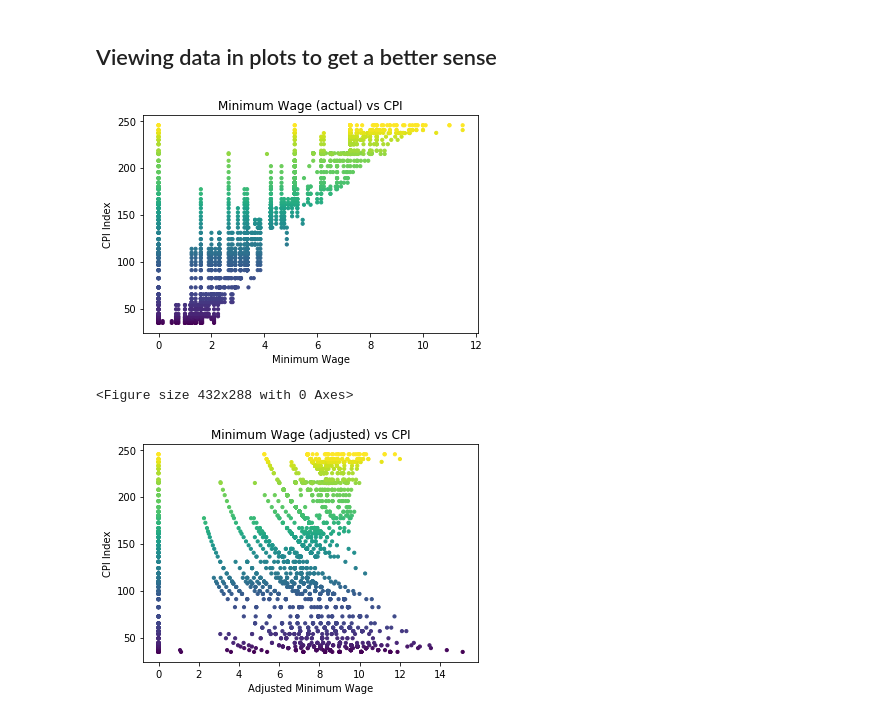
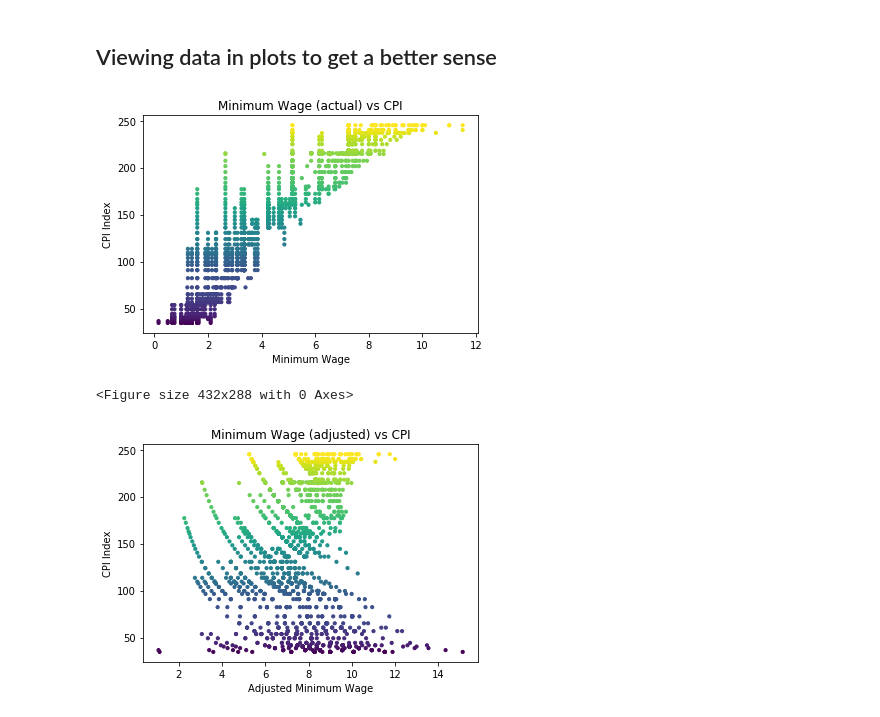
Before and after one commit to SnehaKellogg/Project1_Group5, a Jupyter notebook: ProjectG5.ipynb, the cells around one changed output. Drawn from its saved outputs; the diff is of its cells as text; code cells hidden in the pictures.

```diff
--- a/ProjectG5.ipynb
+++ b/ProjectG5.ipynb
@@ -34,23 +34,24 @@ cmw.head()
 ## Viewing data in plots to get a better sense
 # %%
 # created new dataframe to drop rows where minimum wage value is 0
-mini_data = mw.replace({"High.2018":0},None)
+mini_data = mw.replace({"High.2018"==0:None})
+# Uemp_min_wage = Uemp_min_wage.replace({0: None})
 mini_data1 = mini_data.dropna()
 
 # goruping by state and year
 # mini_data2 = mini_data1.groupby(["State" , "Year"])
 # mini_data2.head()
 
 plt.title("Minimum Wage (actual) vs CPI")
 plt.xlabel("Minimum Wage")
 plt.ylabel("CPI Index")
 
 c = mini_data1["Year"]
 plt.scatter(mini_data1["High.Value"], mini_data1["CPI.Average"], c=c, s=10)
 plt.show()
 plt.savefig("plots/Actual Min wage with CPI.png")
 # %% [output]
-[figure, old version]
+[figure, new version]
 <Figure size 432x288 with 0 Axes>
 # %%
 plt.xlabel("Adjusted Minimum Wage")
@@ -60,7 +61,7 @@ c = mini_data1["Year"]
 plt.scatter(mini_data1["High.2018"], mini_data1["CPI.Average"], c=c, s=10)
 plt.savefig("plots/Adjusted minimum wage vs CPI.png")
 # %% [output]
-[figure, old version]
+[figure, new version]
 # %%
 # Merging data frames
 Uemp_min_wage = pd.merge(unemployment_df, cmw, how="left", on=["Year", "State"])
```
Also changed, not shown: parts of 4 cells of this notebook, 13 other files.
